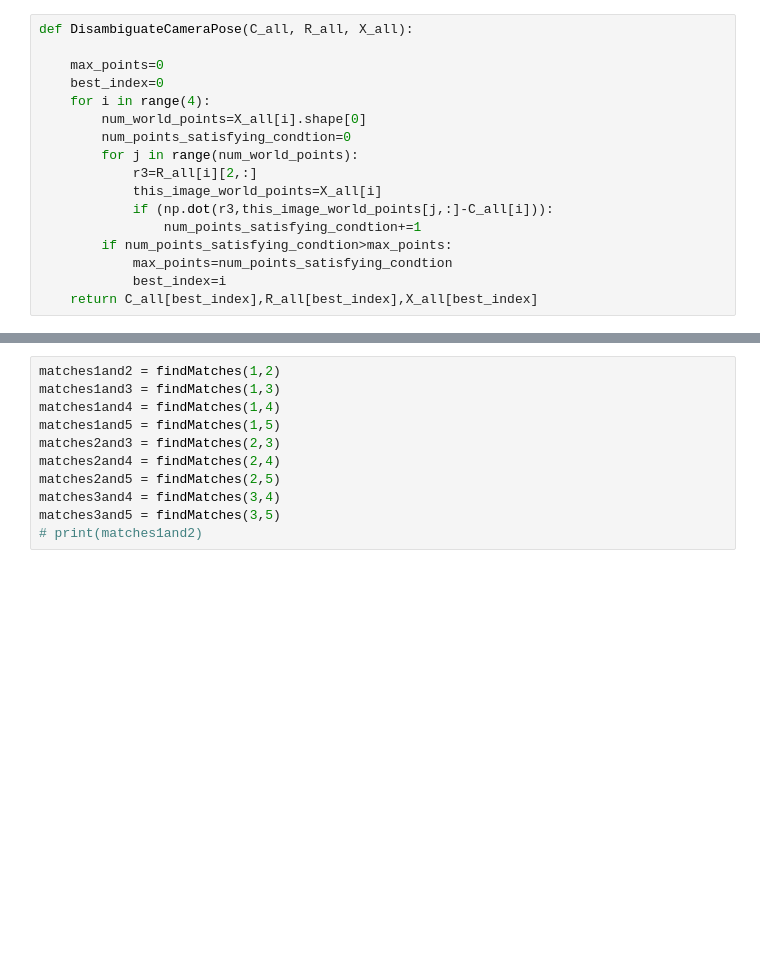
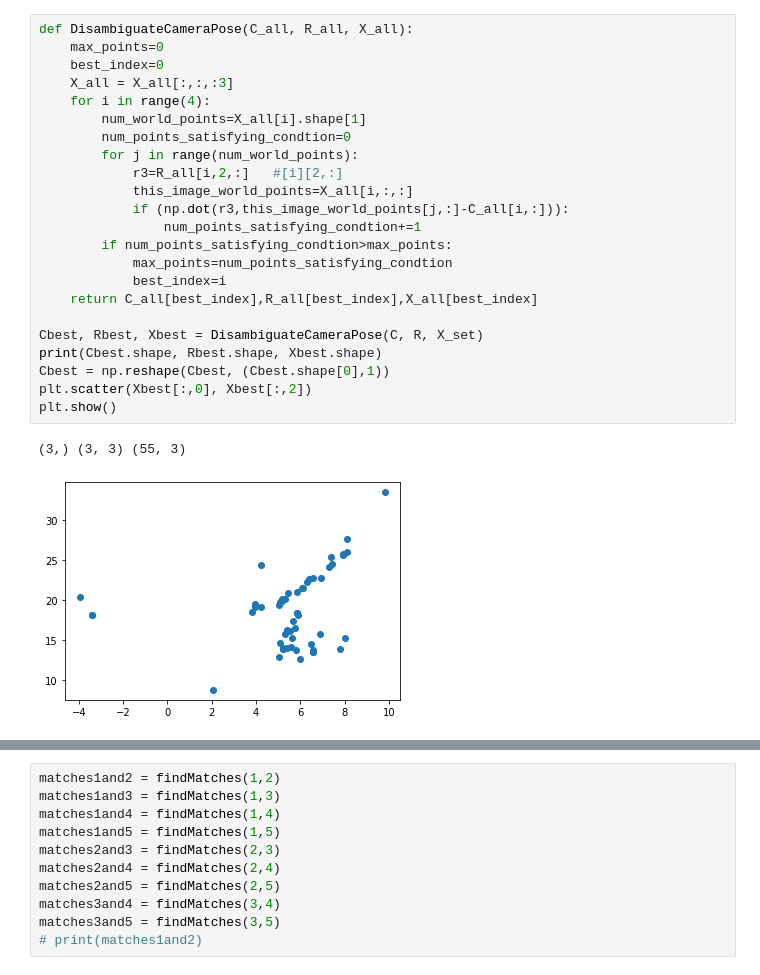
Before and after one commit to venk221/SfM, a Jupyter notebook: SfM_try1.ipynb, the cells around one changed output, grey strips where cells are left out. Drawn from its saved outputs; the diff is of its cells as text; blank space fills up the shorter version.

```diff
--- a/SfM_try1.ipynb
+++ b/SfM_try1.ipynb
@@ -382,17 +449,26 @@ def LinearTriangulation():
 # %%
 def DisambiguateCameraPose(C_all, R_all, X_all):
-
     max_points=0
     best_index=0
+    X_all = X_all[:,:,:3]
     for i in range(4):
-        num_world_points=X_all[i].shape[0]
+        num_world_points=X_all[i].shape[1]
         num_points_satisfying_condtion=0
         for j in range(num_world_points):
-            r3=R_all[i][2,:]
-            this_image_world_points=X_all[i]
-            if (np.dot(r3,this_image_world_points[j,:]-C_all[i])):
+            r3=R_all[i,2,:]   #[i][2,:]
+            this_image_world_points=X_all[i,:,:]
+            if (np.dot(r3,this_image_world_points[j,:]-C_all[i,:])):
                 num_points_satisfying_condtion+=1
         if num_points_satisfying_condtion>max_points:
             max_points=num_points_satisfying_condtion
             best_index=i
     return C_all[best_index],R_all[best_index],X_all[best_index]
+
+Cbest, Rbest, Xbest = DisambiguateCameraPose(C, R, X_set)
+print(Cbest.shape, Rbest.shape, Xbest.shape)
+Cbest = np.reshape(Cbest, (Cbest.shape[0],1))
+plt.scatter(Xbest[:,0], Xbest[:,2])
+plt.show()
+# %% [output]
+(3,) (3, 3) (55, 3)
+[figure, added]
```
Also changed, not shown: parts of 8 cells of this notebook.
